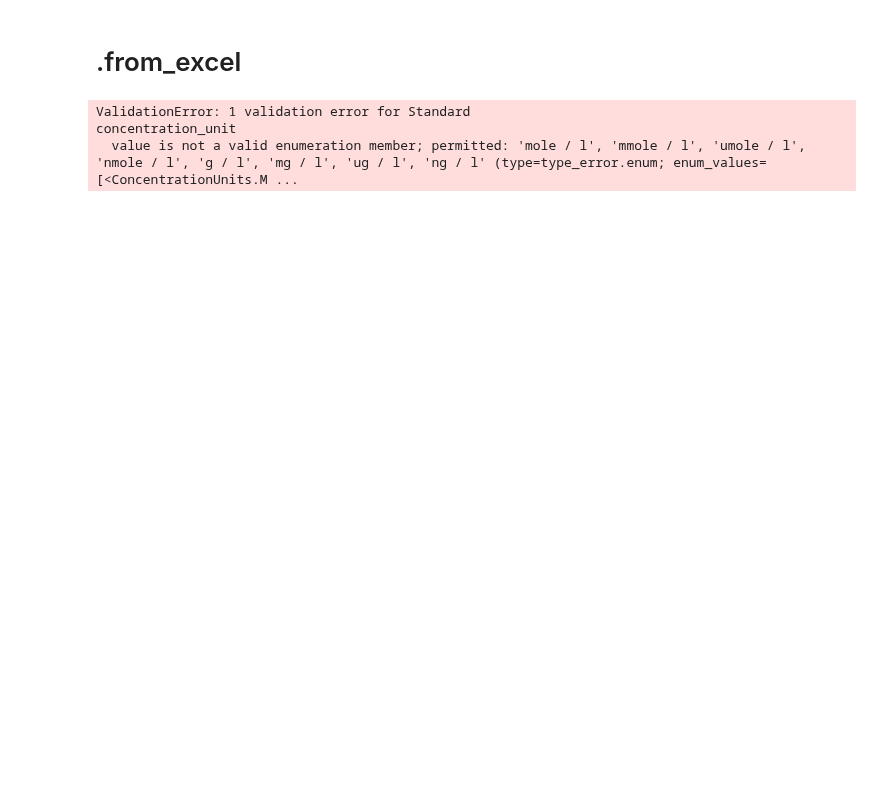
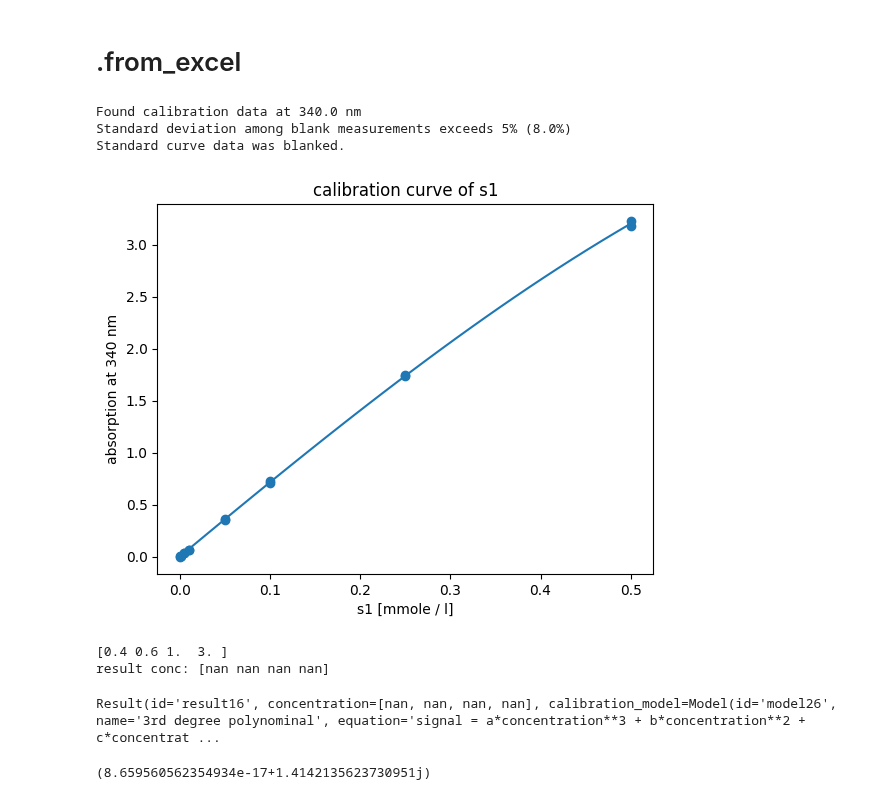
Before and after one commit to FAIRChemistry/datamodel_calibration, a Jupyter notebook: TestStandardCurve.ipynb, the cells around one changed output. Drawn from its saved outputs; the diff is of its cells as text; code cells hidden in the pictures; blank space fills up the shorter version.

```diff
--- a/TestStandardCurve.ipynb
+++ b/TestStandardCurve.ipynb
@@ -29,6 +46,6 @@ Standard curve data was blanked.
 # %%
 path = "/Users/max/Documents/enzymeml/glucosidase_inhibition/round2/data/p-NP_standard.xlsx"
-standard = StandardCurve.from_excel(
+standard = Calibration.from_excel(
     path=path,
     reactant_id="s1",
     wavelength=340,
@@ -38,7 +55,32 @@ standard = StandardCurve.from_excel(
     pH=7,
     sheet_name="csv",
 )
-# %% [output]
-ValidationError: 1 validation error for Standard
-concentration_unit
-  value is not a valid enumeration member; permitted: 'mole / l', 'mmole / l', 'umole / l', 'nmole / l', 'g / l', 'mg / l', 'ug / l', 'ng / l' (type=type_error.enum; enum_values=[<ConcentrationUnits.M ...
+# %%
+cal = Calibration.from_excel(
+    path=path,
+    reactant_id="s1",
+    wavelength=340,
+    concentration_unit="mmole / l",
+    temperature=37,
+    temperature_unit="C",
+    pH=7,
+    sheet_name="csv",
+)
+
+stand = StandardCurve.from_datamodel(cal, cutoff_signal=3.3)
+stand.visualize()
+# %% [output]
+Found calibration data at 340.0 nm
+Standard deviation among blank measurements exceeds 5% (8.0%)
+Standard curve data was blanked.
+[figure, added]
+# %%
+stand.calculate_concentration(np.array([0.4, 0.6, 1, 3]))
+# %% [output]
+[0.4 0.6 1.  3. ]
+result conc: [nan nan nan nan]
+Result(id='result16', concentration=[nan, nan, nan, nan], calibration_model=Model(id='model26', name='3rd degree polynominal', equation='signal = a*concentration**3 + b*concentration**2 + c*concentrat ...
+# %%
+(-2) ** 0.5
+# %% [output]
+(8.659560562354934e-17+1.4142135623730951j)
```
Also changed, not shown: parts of 4 cells of this notebook, 4 other files.
